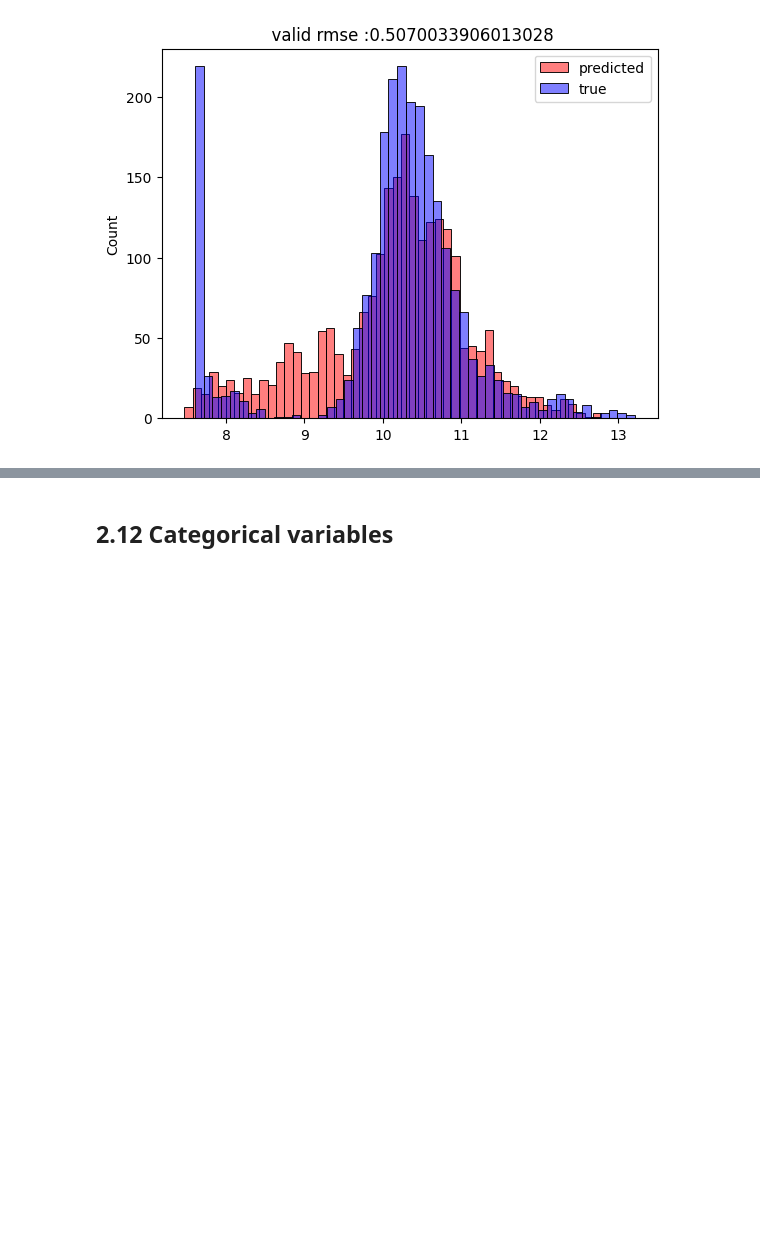
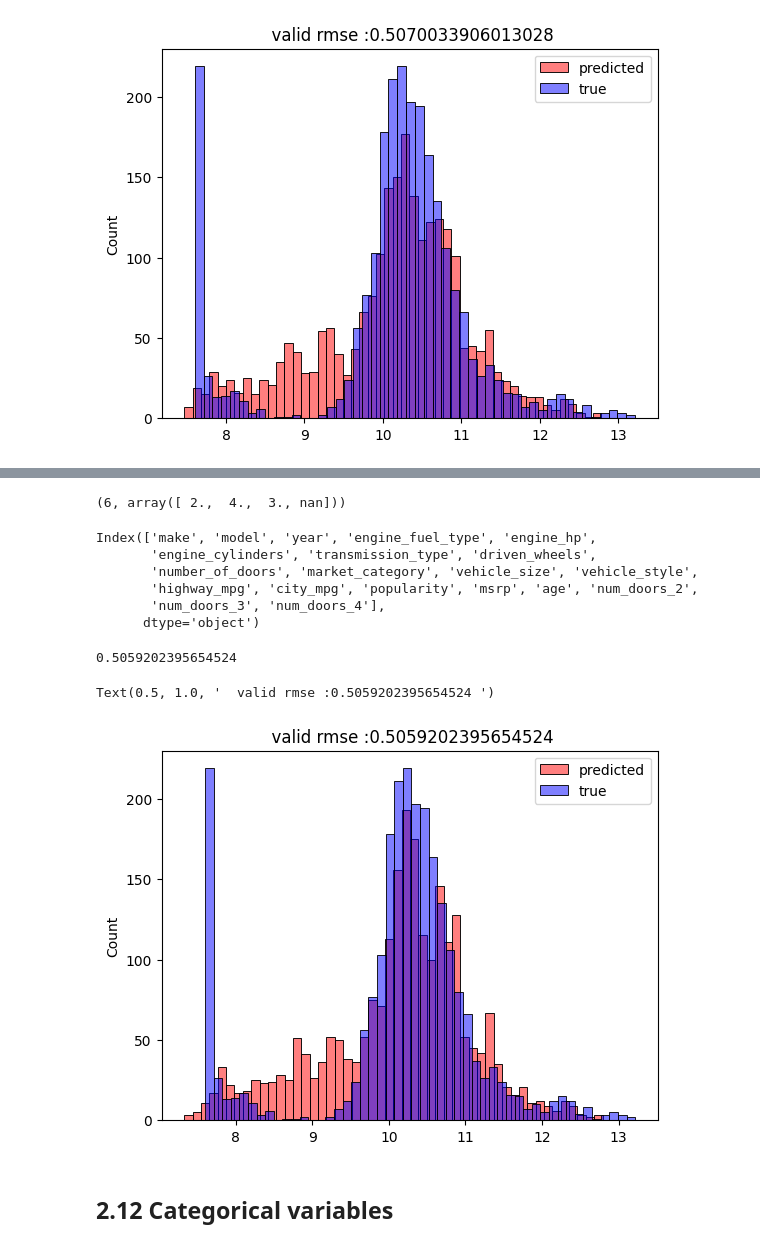
Before and after one commit to mustafabozkaya/AI-ML-DL-DS_Projects_Portfolio, a Jupyter notebook: Car-price-prediction-project/all_exercise_notebook.ipynb, the cells around one changed output, grey strips where cells are left out. Drawn from its saved outputs; the diff is of its cells as text; code cells hidden in the pictures; blank space fills up the shorter version.

```diff
--- a/Car-price-prediction-project/all_exercise_notebook.ipynb
+++ b/Car-price-prediction-project/all_exercise_notebook.ipynb
@@ -577,2 +584,58 @@ Text(0.5, 1.0, '  valid rmse :0.5070033906013028 ')
+# %%
+df.number_of_doors.isnull().sum(),df.number_of_doors.unique()
+# %% [output]
+(6, array([ 2.,  4.,  3., nan]))
+# %%
+
+df = df.copy()
+
+df['age'] = 2017 - df['year']
+features = base + ['age']
+# one hot encoding for number of door
+for v in [2, 3, 4]:
+   df['num_doors_%d' % v] = (df.number_of_doors == v).astype(int)
+   features.append('num_doors_%d' % v)
+# %%
+df.columns
+# %% [output]
+Index(['make', 'model', 'year', 'engine_fuel_type', 'engine_hp',
+       'engine_cylinders', 'transmission_type', 'driven_wheels',
+       'number_of_doors', 'market_category', 'vehicle_size', 'vehicle_style',
+       'highway_mpg', 'city_mpg', 'popularity', 'msrp', 'age', 'num_doors_2',
+       'num_doors_3', 'num_doors_4'],
+      dtype='object')
+# %%
+def prepare3_X(df):
+    df = df.copy()
+
+    df['age'] = 2017 - df['year']
+    features = base + ['age']
+
+    for v in [2, 3, 4]:
+        df['num_doors_%d' % v] = (df.number_of_doors == v).astype(int)
+        features.append('num_doors_%d' % v)
+
+    df_num = df[features]
+    df_num = df[features].fillna(df[features].mean())
+    X = df_num.values
+
+    return X
+# %%
+X_train = prepare3_X(df_train)
+w0, w = train_linear_regression(X_train, y_train)
+
+X_val = prepare3_X(df_val)
+y_pred = w0 + X_val.dot(w)
+rmse(y_val, y_pred)
+# %% [output]
+0.5059202395654524
+# %%
+sns.histplot(y_pred,label='predicted', color='red', alpha=0.5, bins=50)
+sns.histplot(y_val,label='true', color='blue', alpha=0.5, bins=50)
+plt.legend()
+plt.title(f"  valid rmse :{rmse(y_val, y_pred) } ")
+# %% [output]
+Text(0.5, 1.0, '  valid rmse :0.5059202395654524 ')
+[figure, added]
 # %% [markdown]
 ## 2.12 Categorical variables
```
Also changed, not shown: parts of 23 cells of this notebook.
